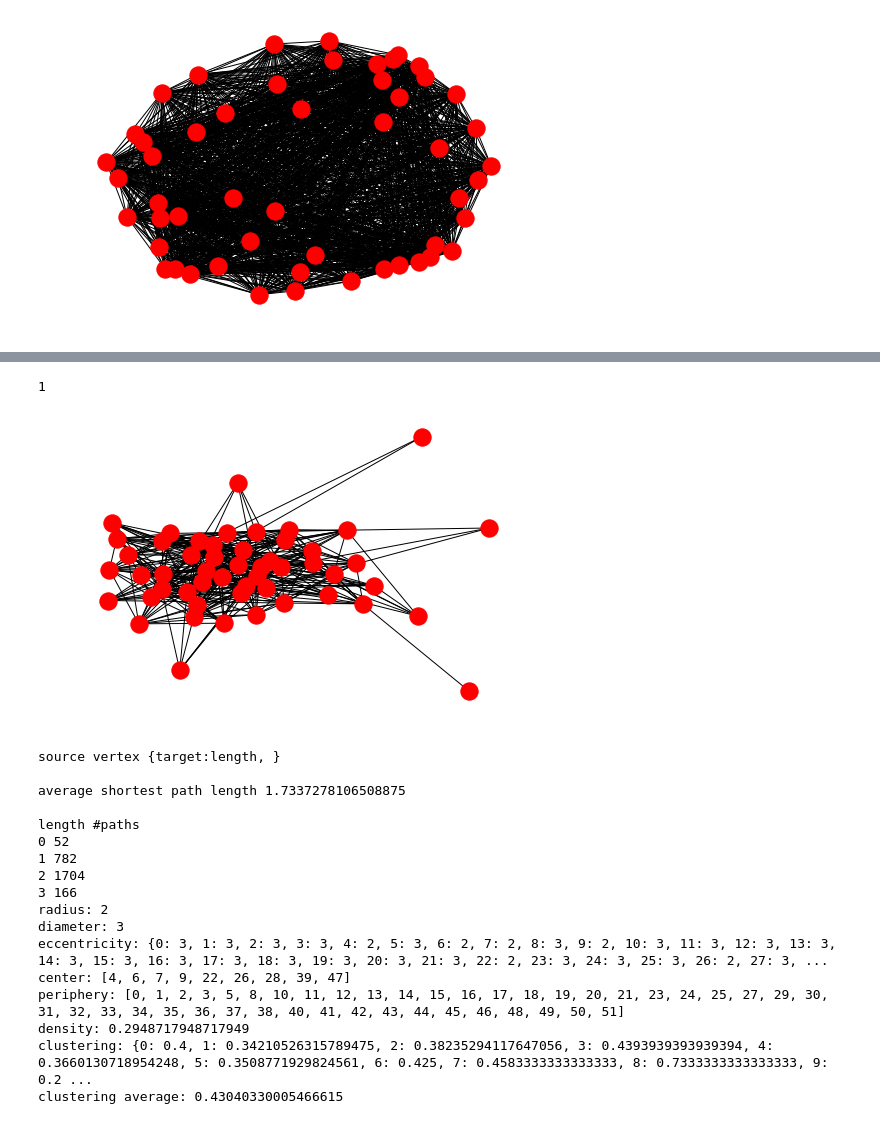
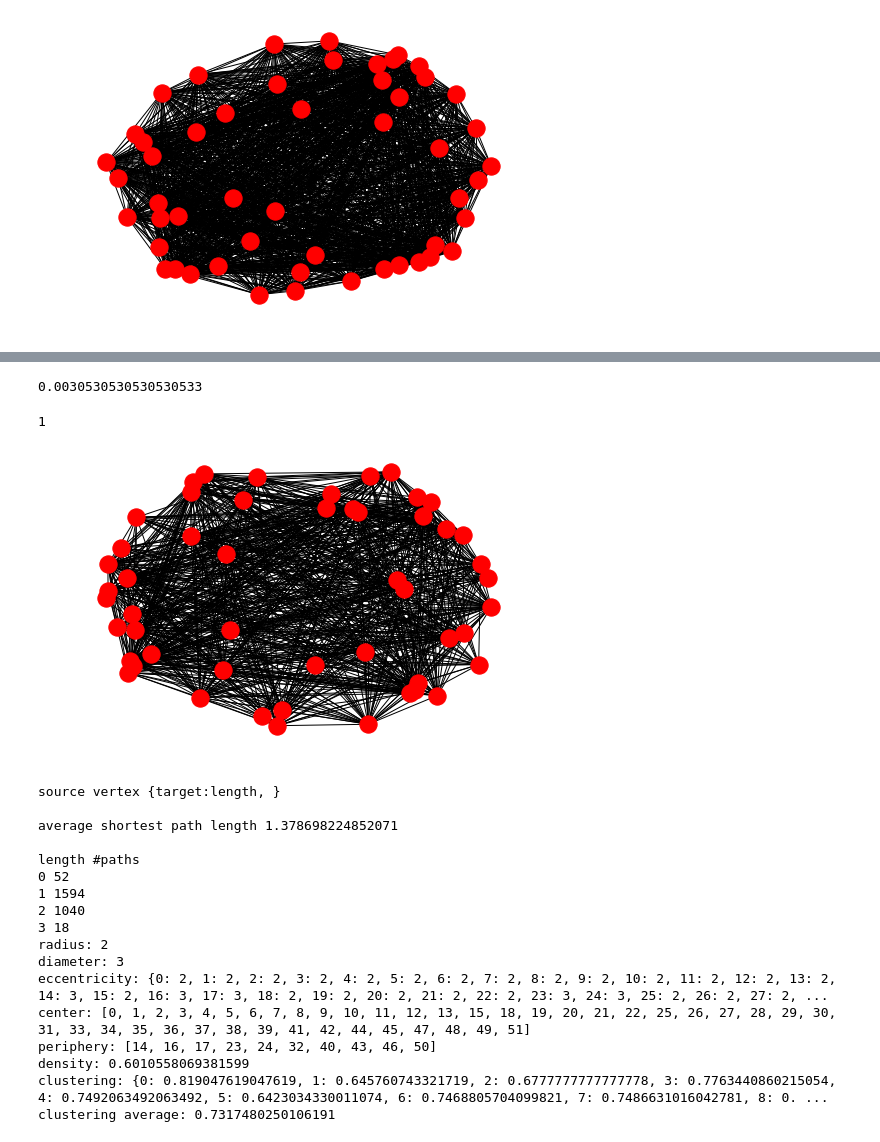
Before and after one commit to Agos95/ComplexSyst, a Jupyter notebook: 01/Exercise.ipynb, the cells around one changed output, grey strips where cells are left out. Drawn from its saved outputs; the diff is of its cells as text; code cells hidden in the pictures.

```diff
--- a/01/Exercise.ipynb
+++ b/01/Exercise.ipynb
@@ -526,23 +544,23 @@ nx.number_connected_components(g)
 1
 [figure]
 # %%
-Theta = np.linspace(M.min(), 0.4, 100)
+Theta = np.linspace(0, 0.4, 100)
 Theta = np.append(Theta, np.linspace(0, .05, 1000))
 Theta.sort()
 theta_star, idx = None, None
 n_comp = []
-index = 0
 for index, theta in enumerate(Theta):
+    # copy interaction matrix
     Mt = M_zero_diag.copy()
-    Mt[Mt < theta] = 0
+    # set to 0 all values below threshold
+    Mt[np.abs(Mt) < theta] = 0
+    # create the graph
     g = nx.from_numpy_matrix(Mt)
-    '''if index<10:
-        nx.draw_networkx(g)
-        plt.show()'''
+    # calc number of connected components and save it
     n_comp.append(nx.number_connected_components(g))
-    index+=1
     if theta_star == None and nx.is_connected(g)==False:
-        theta_star = Theta[index-1]
-        idx = index-1
+        # this update theta_star and idx only once
+        theta_star = Theta[index]
+        idx = index
 theta_star, idx
 # %% [output]
@@ -560,15 +600,19 @@ Text(0.5, 0, '$\\theta$')
+# %%
+Theta[idx-1]
+# %% [output]
+0.0030530530530530533
 # %%
 Mt = M_zero_diag.copy()
-Mt[Mt < Theta[idx-1]] = 0
+Mt[np.abs(Mt) < Theta[idx-1]] = 0
 g = nx.from_numpy_matrix(Mt)
 nx.draw(g)
 nx.number_connected_components(g)
 # %% [output]
 1
-[figure, old version]
+[figure, new version]
 # %%
 Mt = M_zero_diag.copy()
-Mt[Mt < Theta[idx-1]] = 0
+Mt[np.abs(Mt) < Theta[idx-1]] = 0
 g = nx.from_numpy_matrix(Mt)
 
 pathlengths = []
@@ -609,21 +653,21 @@ print("clustering average: %s" % nx.average_clustering(g))
 # %% [output]
 source vertex {target:length, }
 
-average shortest path length 1.7337278106508875
+average shortest path length 1.378698224852071
 
 length #paths
 0 52
-1 782
-2 1704
-3 166
+1 1594
+2 1040
+3 18
 radius: 2
 diameter: 3
-eccentricity: {0: 3, 1: 3, 2: 3, 3: 3, 4: 2, 5: 3, 6: 2, 7: 2, 8: 3, 9: 2, 10: 3, 11: 3, 12: 3, 13: 3, 14: 3, 15: 3, 16: 3, 17: 3, 18: 3, 19: 3, 20: 3, 21: 3, 22: 2, 23: 3, 24: 3, 25: 3, 26: 2, 27: 3, ...
-center: [4, 6, 7, 9, 22, 26, 28, 39, 47]
-periphery: [0, 1, 2, 3, 5, 8, 10, 11, 12, 13, 14, 15, 16, 17, 18, 19, 20, 21, 23, 24, 25, 27, 29, 30, 31, 32, 33, 34, 35, 36, 37, 38, 40, 41, 42, 43, 44, 45, 46, 48, 49, 50, 51]
-density: 0.2948717948717949
-clustering: {0: 0.4, 1: 0.34210526315789475, 2: 0.38235294117647056, 3: 0.4393939393939394, 4: 0.3660130718954248, 5: 0.3508771929824561, 6: 0.425, 7: 0.4583333333333333, 8: 0.7333333333333333, 9: 0.2 ...
-clustering average: 0.43040330005466615
+eccentricity: {0: 2, 1: 2, 2: 2, 3: 2, 4: 2, 5: 2, 6: 2, 7: 2, 8: 2, 9: 2, 10: 2, 11: 2, 12: 2, 13: 2, 14: 3, 15: 2, 16: 3, 17: 3, 18: 2, 19: 2, 20: 2, 21: 2, 22: 2, 23: 3, 24: 3, 25: 2, 26: 2, 27: 2, ...
+center: [0, 1, 2, 3, 4, 5, 6, 7, 8, 9, 10, 11, 12, 13, 15, 18, 19, 20, 21, 22, 25, 26, 27, 28, 29, 30, 31, 33, 34, 35, 36, 37, 38, 39, 41, 42, 44, 45, 47, 48, 49, 51]
+periphery: [14, 16, 17, 23, 24, 32, 40, 43, 46, 50]
+density: 0.6010558069381599
+clustering: {0: 0.819047619047619, 1: 0.645760743321719, 2: 0.6777777777777778, 3: 0.7763440860215054, 4: 0.7492063492063492, 5: 0.6423034330011074, 6: 0.7468805704099821, 7: 0.7486631016042781, 8: 0. ...
+clustering average: 0.7317480250106191
 # %%
 # node degree
 node_deg = g.degree()
```
Also changed, not shown: parts of 13 cells of this notebook.
